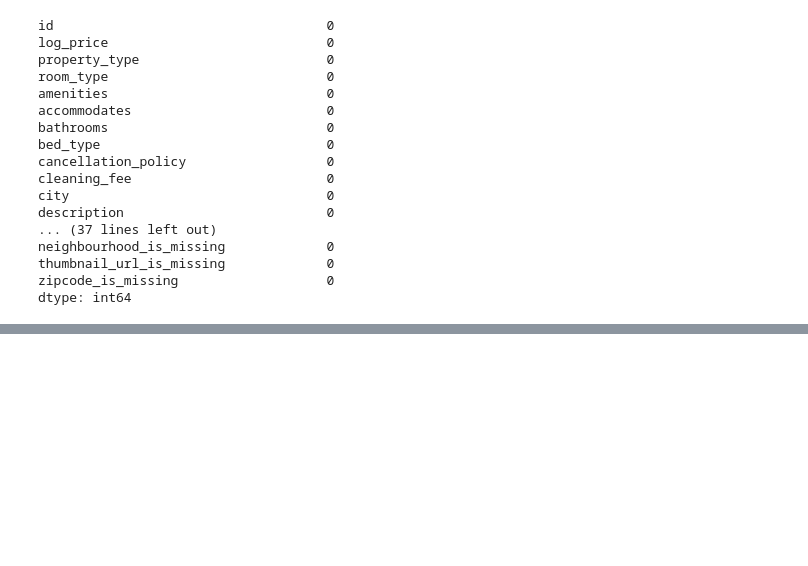
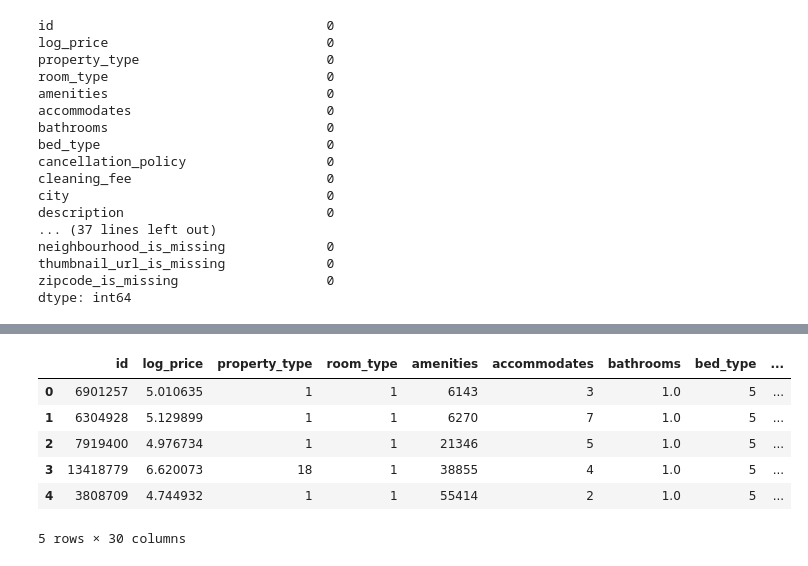
Before and after one commit to daniel8691/AirbnbListing_ML, a Jupyter notebook: Airbnb_prediction_ML.ipynb, the cells around one changed output, grey strips where cells are left out. Cells and saved outputs as stored; diff of their text form; code cells hidden in the pictures; blank space fills up the shorter version.

```diff
--- a/Airbnb_prediction_ML.ipynb
+++ b/Airbnb_prediction_ML.ipynb
@@ -715,0 +771,10 @@ dtype: int64
+# %%
+bnb_df2.iloc[:,:30].head()
+# %% [output]
+|  | id | log_price | property_type | room_type | amenities | accommodates | bathrooms | bed_type | ... |
+| 0 | 6901257 | 5.010635 | 1 | 1 | 6143 | 3 | 1.0 | 5 | ... |
+| 1 | 6304928 | 5.129899 | 1 | 1 | 6270 | 7 | 1.0 | 5 | ... |
+| 2 | 7919400 | 4.976734 | 1 | 1 | 21346 | 5 | 1.0 | 5 | ... |
+| 3 | 13418779 | 6.620073 | 18 | 1 | 38855 | 4 | 1.0 | 5 | ... |
+| 4 | 3808709 | 4.744932 | 1 | 1 | 55414 | 2 | 1.0 | 5 | ... |
+5 rows × 30 columns
```
Also changed, not shown: parts of 28 cells of this notebook, 1 other file.
